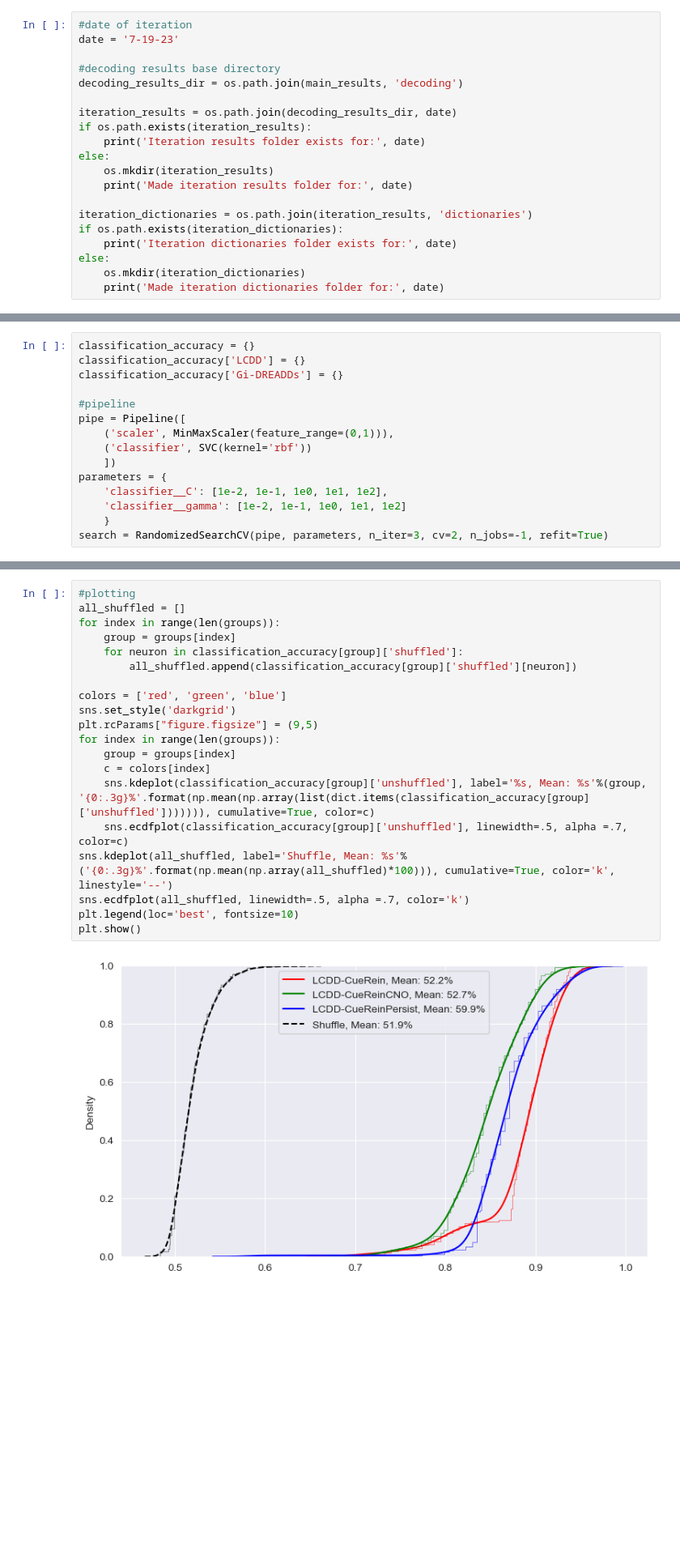
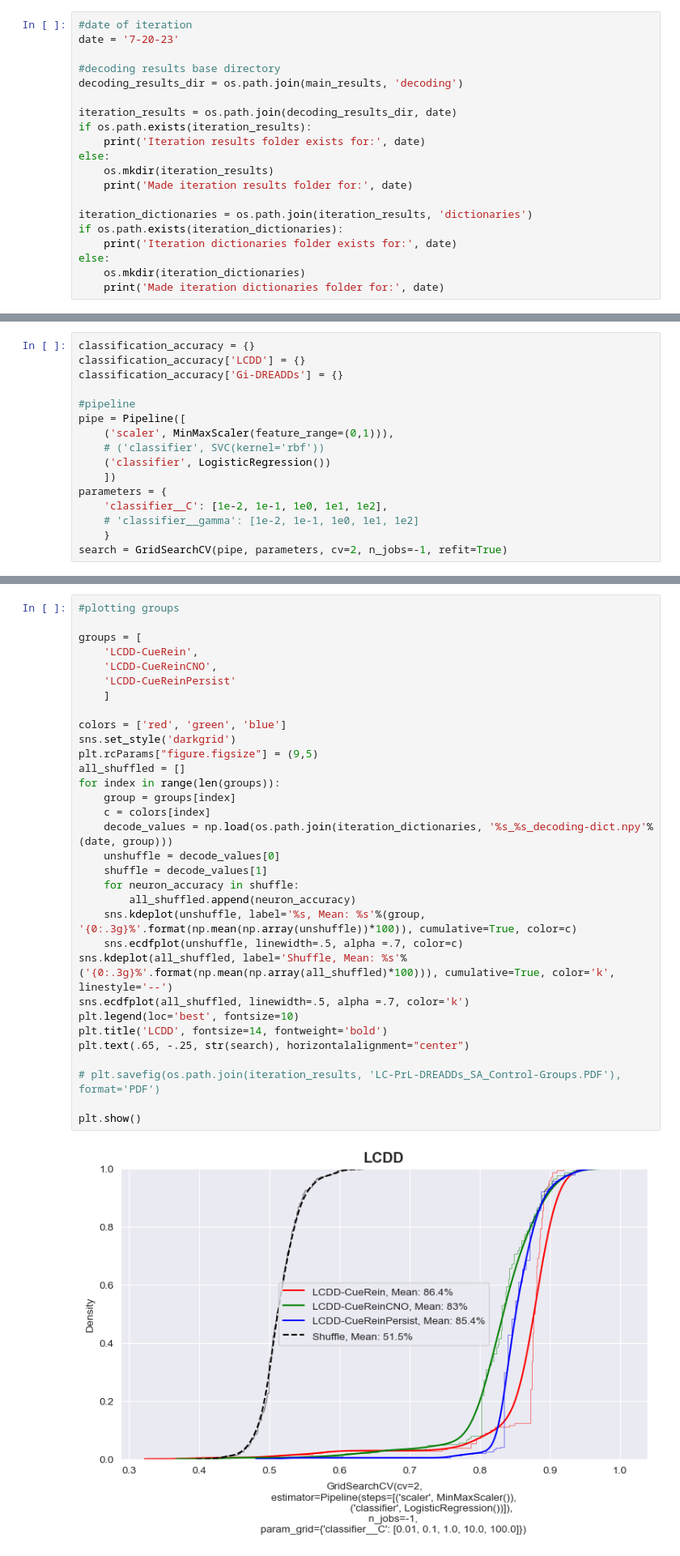
Before and after one commit to datasiansalsa/LC-PrL-DREADDs_Self-Admin_Analysis, a Jupyter notebook: active-lever_analysis/LC-PrL-DREADDs_active-lever_analysis_JJB.ipynb, the cells around one changed output, grey strips where cells are left out. Shown at 81% size. Cells and saved outputs as stored; diff of their text form; blank space fills up the shorter version.

Commit message:
Decoding using logistic regression

```diff
--- a/active-lever_analysis/LC-PrL-DREADDs_active-lever_analysis_JJB.ipynb
+++ b/active-lever_analysis/LC-PrL-DREADDs_active-lever_analysis_JJB.ipynb
@@ -359,7 +359,7 @@ uniquelabels = np.arange(numclusters)
 numneuronsincluster = np.nan*np.ones((numclusters,))
 # %%
 #date of iteration
-date = '7-19-23'
+date = '7-20-23'
 
 #decoding results base directory
 decoding_results_dir = os.path.join(main_results, 'decoding')
@@ -390,13 +390,14 @@ classification_accuracy['Gi-DREADDs'] = {}
 #pipeline
 pipe = Pipeline([
     ('scaler', MinMaxScaler(feature_range=(0,1))),
-    ('classifier', SVC(kernel='rbf'))
+    # ('classifier', SVC(kernel='rbf'))
+    ('classifier', LogisticRegression())
     ])
 parameters = {
     'classifier__C': [1e-2, 1e-1, 1e0, 1e1, 1e2],
-    'classifier__gamma': [1e-2, 1e-1, 1e0, 1e1, 1e2]
+    # 'classifier__gamma': [1e-2, 1e-1, 1e0, 1e1, 1e2]
     }
-search = RandomizedSearchCV(pipe, parameters, n_iter=3, cv=2, n_jobs=-1, refit=True)
+search = GridSearchCV(pipe, parameters, cv=2, n_jobs=-1, refit=True)
 # %% [markdown]
 #### LCDD
 # %%
@@ -456,25 +479,37 @@ for index in range(len(groups)):
     stacked = np.vstack((unshuffled, shuffled))
     np.save(os.path.join(iteration_dictionaries, '%s_%s_decoding-dict.npy'%(date, group)), stacked)
 # %%
-#plotting
-all_shuffled = []
-for index in range(len(groups)):
-    group = groups[index]
-    for neuron in classification_accuracy[group]['shuffled']:
-        all_shuffled.append(classification_accuracy[group]['shuffled'][neuron])
+#plotting groups
+
+groups = [
+    'LCDD-CueRein',
+    'LCDD-CueReinCNO',
+    'LCDD-CueReinPersist'
+    ]
 
 colors = ['red', 'green', 'blue']
 sns.set_style('darkgrid')
 plt.rcParams["figure.figsize"] = (9,5)
+all_shuffled = []
 for index in range(len(groups)):
     group = groups[index]
     c = colors[index]
-    sns.kdeplot(classification_accuracy[group]['unshuffled'], label='%s, Mean: %s'%(group, '{0:.3g}%'.format(np.mean(np.array(list(dict.items(classification_accuracy[group]['unshuffled'])))))), cumulative=True, color=c)
-    sns.ecdfplot(classification_accuracy[group]['unshuffled'], linewidth=.5, alpha =.7, color=c)
+    decode_values = np.load(os.path.join(iteration_dictionaries, '%s_%s_decoding-dict.npy'%(date, group)))
+    unshuffle = decode_values[0]
+    shuffle = decode_values[1]
+    for neuron_accuracy in shuffle:
+        all_shuffled.append(neuron_accuracy)
+    sns.kdeplot(unshuffle, label='%s, Mean: %s'%(group, '{0:.3g}%'.format(np.mean(np.array(unshuffle))*100)), cumulative=True, color=c)
+    sns.ecdfplot(unshuffle, linewidth=.5, alpha =.7, color=c)
 sns.kdeplot(all_shuffled, label='Shuffle, Mean: %s'%('{0:.3g}%'.format(np.mean(np.array(all_shuffled)*100))), cumulative=True, color='k', linestyle='--')
 sns.ecdfplot(all_shuffled, linewidth=.5, alpha =.7, color='k')
 plt.legend(loc='best', fontsize=10)
+plt.title('LCDD', fontsize=14, fontweight='bold')
+plt.text(.65, -.25, str(search), horizontalalignment="center")
+
+# plt.savefig(os.path.join(iteration_results, 'LC-PrL-DREADDs_SA_Control-Groups.PDF'), format='PDF')
+
 plt.show()
 # %% [output]
-[figure, old version]
+[figure, new version]
 # %%
```
Also changed, not shown: parts of 10 cells of this notebook, 22 other files.
